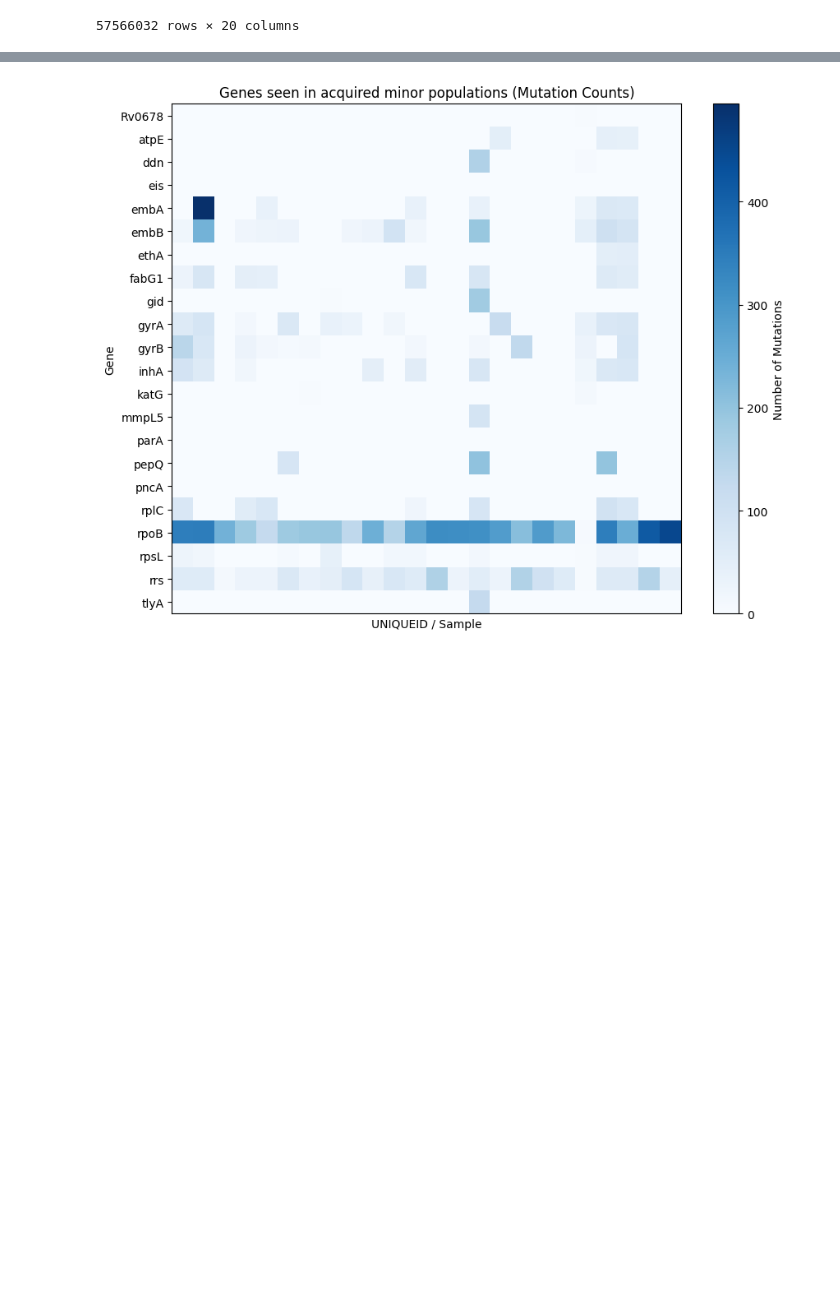
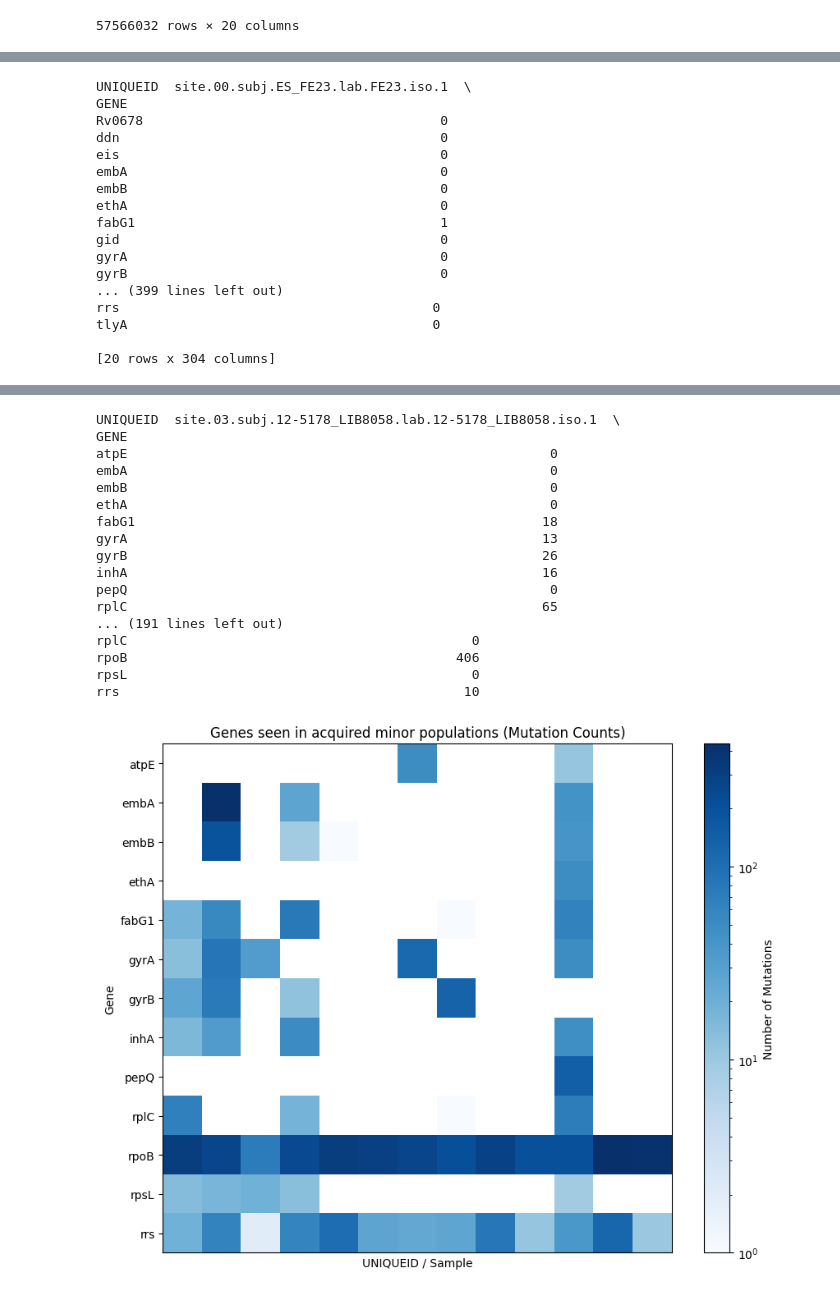
Before and after one commit to fowler-lab/tb-rnap-subpopulations, a Jupyter notebook: Reproduce_Figures.ipynb, the cells around one changed output, grey strips where cells are left out. Saved outputs shown, nothing was run; the diff lists cells and outputs as text; code cells hidden in the pictures; blank space fills up the shorter version.

Commit message:
include mandatory FRS range

```diff
--- a/Reproduce_Figures.ipynb
+++ b/Reproduce_Figures.ipynb
@@ -883,3 +821,13 @@ mutations_all
 | 57566030 | site.07.subj.FD_127_2228.lab.13_0... | Rv3113 | Y81D | tat | gat | NaN | NaN | 81.0 | ... |
 | 57566031 | site.07.subj.FD_127_2228.lab.13_0... | Rv1428c | A266A | gcc | gct | NaN | NaN | 266.0 | ... |
 57566032 rows × 20 columns
+# %%
+#get the maximum FRS value for RIF in samples with a minor allele RIF resistance mutation
+mutations_all['RIF_FRS_max'] = mutations_all[(mutations_all.UNIQUEID.isin(res_minor_uniqueids)) & (mutations_all.IS_MINOR_ALLELE == True) & (mutations_all.RESISTANT_MUTATION == True)].groupby('UNIQUEID')['FRS'].transform('max')
+#if theres a value in the RIF_FRS_max column, expand that value to all rows of the same UNIQUEID
+mutations_all['RIF_FRS_max'] = mutations_all.groupby('UNIQUEID')['RIF_FRS_max'].transform('max')
+
+#filter out only those samples, where the INH FRS is correlated with the RIF FRS
+
+mutations_all['FRS_range'] = mutations_all['FRS'].between(mutations_all['RIF_FRS_max']-0.2, mutations_all['RIF_FRS_max']+0.2)
+mutations_all
@@ -950,6 +912,6 @@ axes = mutations_count_by_sample.hist(bins=[1,25,50,100,200,300,400,500,600])
 # %%
-#choose the cut-off normally chosen for distinguishing direcrtly related samples: 12 SNPs
-acquired = mutations_all[(mutations_all.UNIQUEID.isin(res_minor_uniqueids)) & (mutations_all.RESISTANT_MUTATION == False) & (mutations_all.IS_MINOR_ALLELE == True)].UNIQUEID.value_counts()>=100
+#choose the cut-off normally chosen for distinguishing directly related samples
+acquired = mutations_all[(mutations_all.UNIQUEID.isin(res_minor_uniqueids)) & (mutations_all.RESISTANT_MUTATION == False) & (mutations_all.IS_MINOR_ALLELE == True) & (mutations_all.FRS_range)].UNIQUEID.value_counts()>=100
 acquired = acquired[acquired].index
 len(acquired)
 # %% [output]
@@ -957,5 +919,5 @@ len(acquired)
 # %%
-emergent = mutations_all[(mutations_all.UNIQUEID.isin(res_minor_uniqueids)) & (mutations_all.RESISTANT_MUTATION == False) & (mutations_all.IS_MINOR_ALLELE == True)].UNIQUEID.value_counts()<22
+emergent = mutations_all[(mutations_all.UNIQUEID.isin(res_minor_uniqueids)) & (mutations_all.RESISTANT_MUTATION == False) & (mutations_all.IS_MINOR_ALLELE == True)& (mutations_all.FRS_range)].UNIQUEID.value_counts()<22
 emergent = emergent[emergent].index
 len(emergent)
 # %% [output]
@@ -967,7 +931,7 @@ len(emergent)
 # %%
 #check if acquired resistance is compensated more often or emergent resistance
-acquired_resistant = mutations_all[(mutations_all.UNIQUEID.isin(acquired) & (mutations_all.RESISTANT_MUTATION == False) & (mutations_all.IS_MINOR_ALLELE == True))]
-emergent_resistant = mutations_all[(mutations_all.UNIQUEID.isin(emergent) & (mutations_all.RESISTANT_MUTATION == False) & (mutations_all.IS_MINOR_ALLELE == True))]
+acquired_resistant = mutations_all[(mutations_all.UNIQUEID.isin(acquired) & (mutations_all.RESISTANT_MUTATION == False) & (mutations_all.IS_MINOR_ALLELE == True)& (mutations_all.FRS_range))]
+emergent_resistant = mutations_all[(mutations_all.UNIQUEID.isin(emergent) & (mutations_all.RESISTANT_MUTATION == False) & (mutations_all.IS_MINOR_ALLELE == True)& (mutations_all.FRS_range))]
 
 print(acquired_resistant['COMPENSATORY_MUTATION'].value_counts())
 print(emergent_resistant['COMPENSATORY_MUTATION'].value_counts())
@@ -1020,11 +983,19 @@ for df in dfs:
     # Remove genes (rows) where the total count of mutations is zero across all samples
     mutation_pivot = mutation_pivot[(mutation_pivot.sum(axis=1) > 0)]
 
+    print(mutation_pivot)
+
     # Plotting the matrix
     plt.figure(figsize=(10, 8))
 
+    if mutation_pivot.max().max() > 50:
+        norm = LogNorm(vmin=1, vmax=mutation_pivot.max().max())
+    else:
+        norm = None
+
     # Plot using a heatmap-like approach with matshow, where color intensity reflects the count of mutations
-    plt.matshow(mutation_pivot, cmap='Blues', fignum=1)  # You can change 'Blues' to another colormap if you want
+    plt.matshow(mutation_pivot, cmap='Blues',
+                norm=norm, fignum=1)  # You can change 'Blues' to another colormap if you want
 
     # Adding axis labels
     plt.xticks(ticks=np.arange(len(mutation_pivot.columns)), labels=mutation_pivot.columns, rotation=90)
@@ -1051,3 +1022,20 @@ for df in dfs:
     # Show the plot
     plt.show()
 # %% [output]
+UNIQUEID  site.00.subj.ES_FE23.lab.FE23.iso.1  \
+GENE
+Rv0678                                      0
+ddn                                         0
+eis                                         0
+embA                                        0
+embB                                        0
+ethA                                        0
+fabG1                                       1
+gid                                         0
+gyrA                                        0
+gyrB                                        0
+... (399 lines left out)
+rrs                                        0
+tlyA                                       0
+
+[20 rows x 304 columns]
@@ -1055,4 +1043,21 @@ for df in dfs:
+UNIQUEID  site.03.subj.12-5178_LIB8058.lab.12-5178_LIB8058.iso.1  \
+GENE
+atpE                                                      0
+embA                                                      0
+embB                                                      0
+ethA                                                      0
+fabG1                                                    18
+gyrA                                                     13
+gyrB                                                     26
+inhA                                                     16
+pepQ                                                      0
+rplC                                                     65
+... (191 lines left out)
+rplC                                            0
+rpoB                                          406
+rpsL                                            0
+rrs                                            10
-[figure, old version]
+[figure, new version]
 # %%
 emergent_resistant.GENE.value_counts()[:25]
 # %% [output]
```
Also changed, not shown: parts of 34 cells of this notebook.
